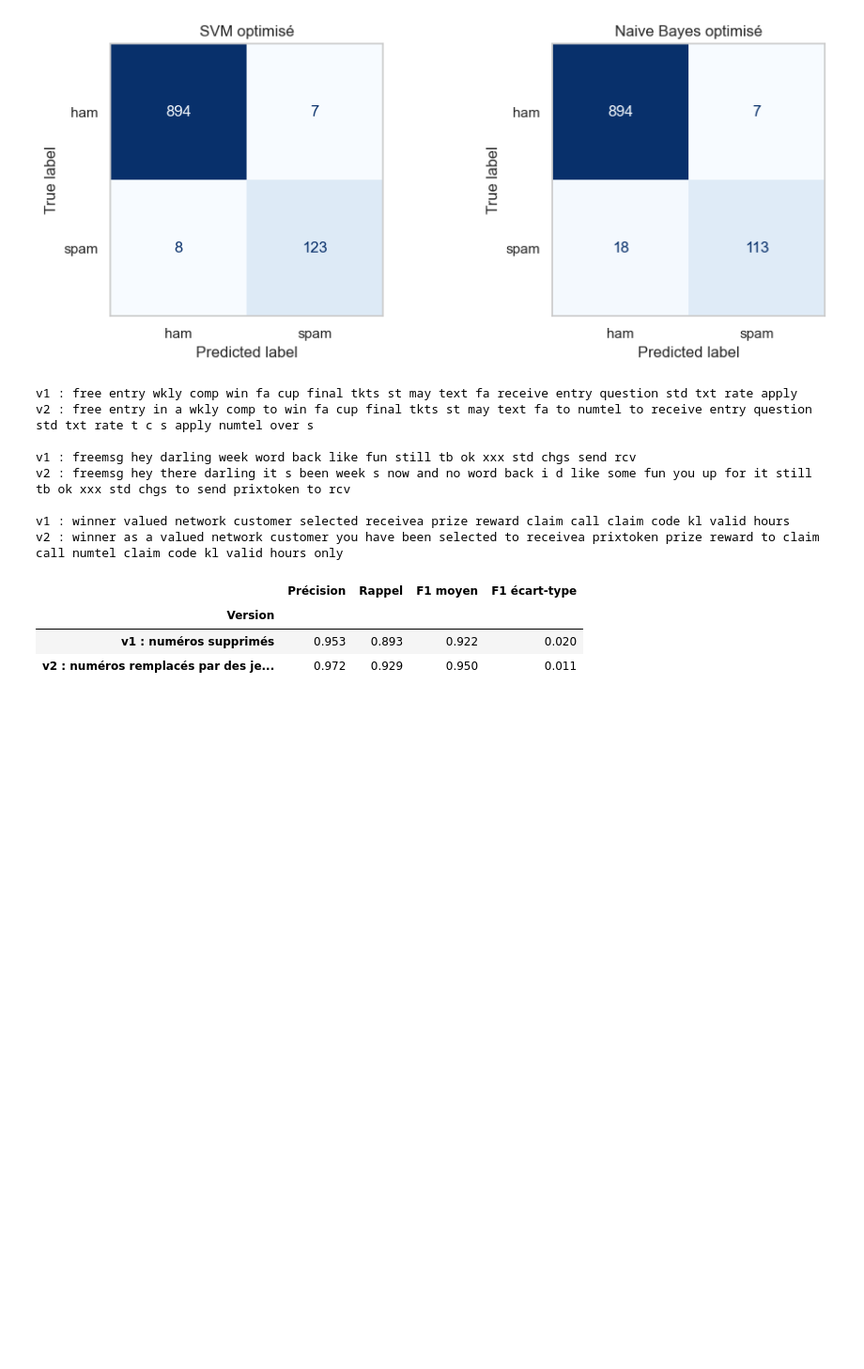
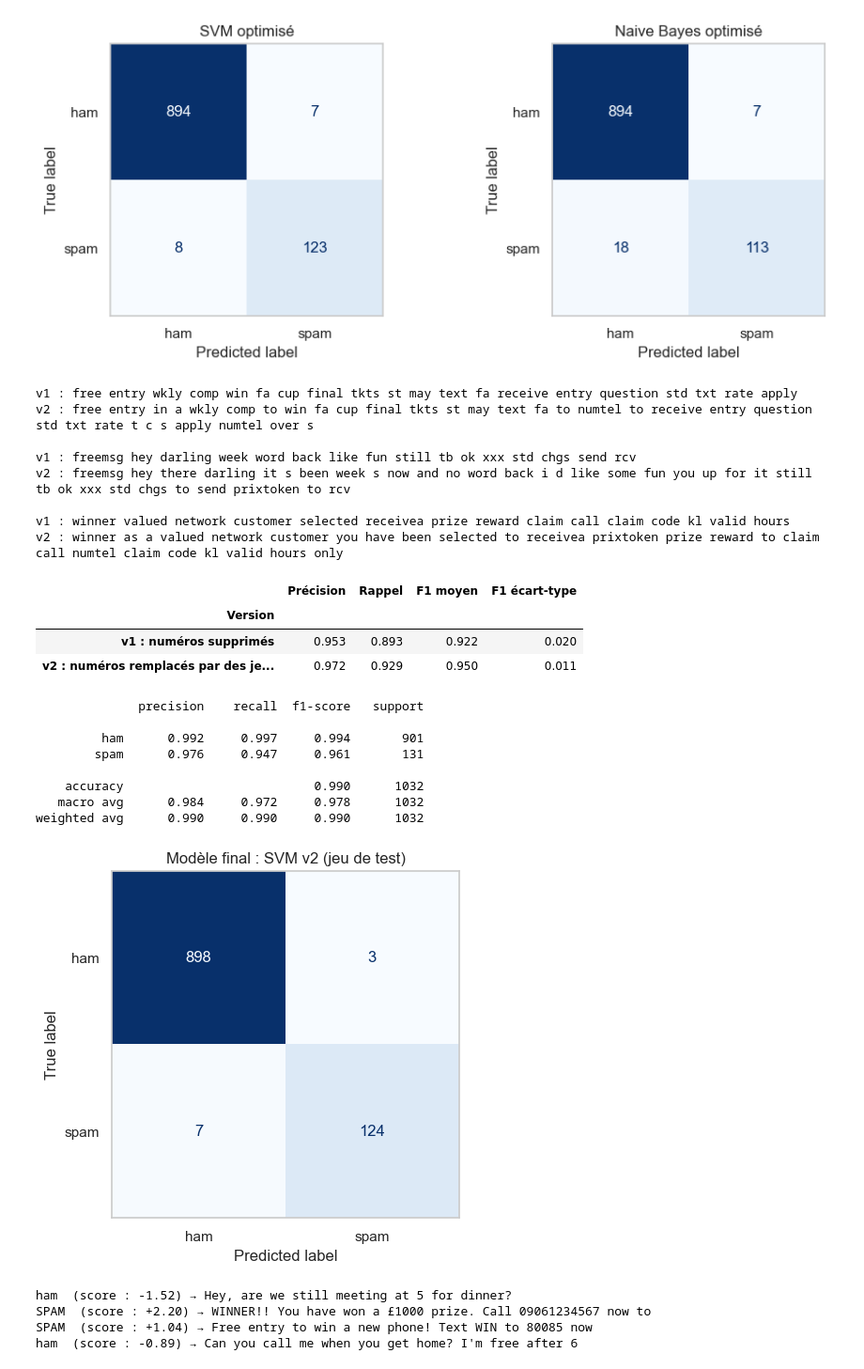
Before and after one commit to Abdoul-Aziz-Diallo/classification-spam-ml, a Jupyter notebook: notebooks/projet_spam_classification.ipynb, the cells around one changed output. Shown at 94% size. Saved outputs shown, nothing was run; the diff lists cells and outputs as text; code cells hidden in the pictures; blank space fills up the shorter version.

Commit message:
Modele final SVM avec jetons numeriques et demo

```diff
--- a/notebooks/projet_spam_classification.ipynb
+++ b/notebooks/projet_spam_classification.ipynb
@@ -590,3 +590,54 @@ v2 : winner as a valued network customer you have been selected to receivea prix
 | Version |  |  |  |  |
 | v1 : numéros supprimés | 0.953 | 0.893 | 0.922 | 0.020 |
 | v2 : numéros remplacés par des je... | 0.972 | 0.929 | 0.950 | 0.011 |
+# %%
+# Préparer le test avec le nettoyage v2
+X_test_v2 = preparer_v2(df.loc[X_test.index, "texte"])
+
+# Entraîner le SVM v2 sur tout le train
+modele_final = pipeline(LinearSVC(class_weight="balanced", random_state=42))
+modele_final.set_params(**gs_svm.best_params_)
+modele_final.fit(X_train_v2, y_train)
+
+# Évaluation finale (une seule fois)
+y_pred_final = modele_final.predict(X_test_v2)
+
+print(classification_report(y_test, y_pred_final, target_names=["ham", "spam"], digits=3))
+
+cm = confusion_matrix(y_test, y_pred_final)
+ConfusionMatrixDisplay(cm, display_labels=["ham", "spam"]).plot(cmap="Blues", colorbar=False)
+plt.title("Modèle final : SVM v2 (jeu de test)")
+plt.grid(False)
+plt.show()
+# %% [output]
+              precision    recall  f1-score   support
+
+         ham      0.992     0.997     0.994       901
+        spam      0.976     0.947     0.961       131
+
+    accuracy                          0.990      1032
+   macro avg      0.984     0.972     0.978      1032
+weighted avg      0.990     0.990     0.990      1032
+[figure, added]
+# %%
+def predire(message):
+    propre = " ".join(tokeniser(nettoyer_v2(message)))
+    if not propre:
+        return "ham (message sans contenu exploitable)"
+    resultat = modele_final.predict([propre])[0]
+    score = modele_final.decision_function([propre])[0]
+    return f"{'SPAM' if resultat == 1 else 'ham'}  (score : {score:+.2f})"
+
+tests = [
+    "Hey, are we still meeting at 5 for dinner?",
+    "WINNER!! You have won a £1000 prize. Call 09061234567 now to claim!",
+    "Free entry to win a new phone! Text WIN to 80085 now",
+    "Can you call me when you get home? I'm free after 6",
+]
+for t in tests:
+    print(predire(t), "→", t[:60])
+# %% [output]
+ham  (score : -1.52) → Hey, are we still meeting at 5 for dinner?
+SPAM  (score : +2.20) → WINNER!! You have won a £1000 prize. Call 09061234567 now to
+SPAM  (score : +1.04) → Free entry to win a new phone! Text WIN to 80085 now
+ham  (score : -0.89) → Can you call me when you get home? I'm free after 6
```
